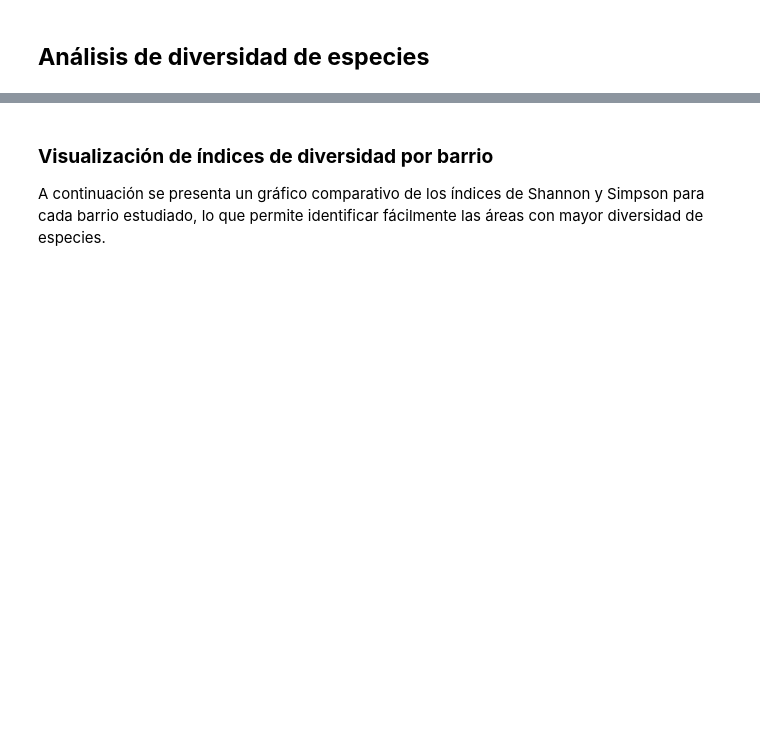
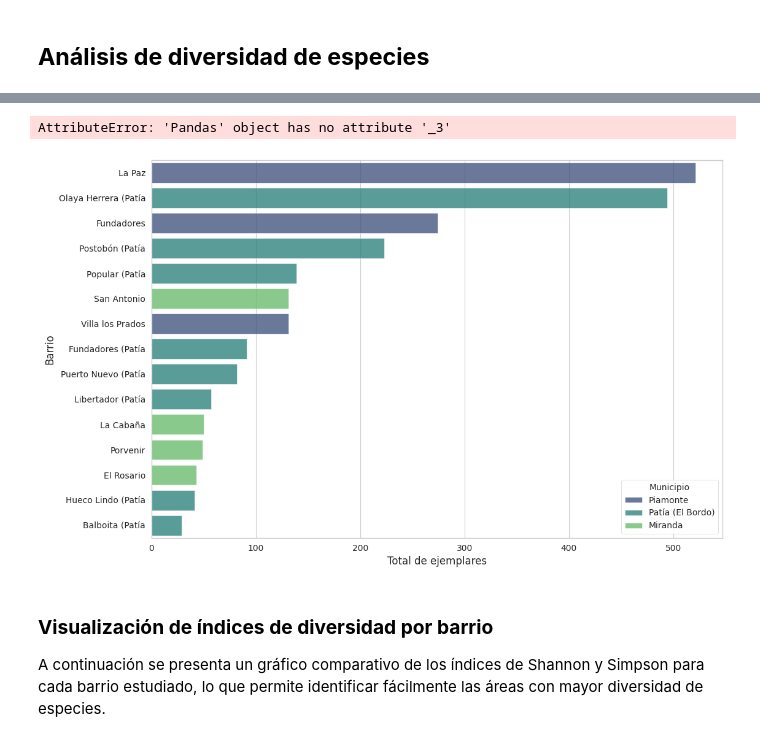
Before and after one commit to Zaprovic/bootcamp-data-analysis, a Jupyter notebook: src/dengue.ipynb, the cells around one changed output, grey strips where cells are left out. Drawn from its saved outputs; the diff is of its cells as text; code cells hidden in the pictures; blank space fills up the shorter version.

```diff
--- a/src/dengue.ipynb
+++ b/src/dengue.ipynb
@@ -13,5 +13,12 @@ import seaborn as sns
 import xarray as xr
 
 plt.style.use('ggplot')
-# %%
-df = pd.read_csv('../data/entomologico.csv')
+# %%
+
+df_entomologico = pd.read_csv('../data/entomologico.csv')
+
+df1 = df[['scientificName', 'locality']]
+
+dff = df1[df1['scientificName'] == 'Aedes albopictus']
+
+dff
@@ -243,3 +259,44 @@ display(sdff)
+# %%
+import matplotlib.pyplot as plt
+import seaborn as sns
+
+# Set the style
+plt.figure(figsize=(12, 8))
+sns.set_style('whitegrid')
+
+# Take the top 15 neighborhoods by total specimens for better readability
+top_n = 15
+plot_df = dff.head(top_n)
+
+# Create a horizontal bar chart with neighborhoods on y-axis
+ax = sns.barplot(
+    x='Total de ejemplares',
+    y='Barrio',
+    hue='Municipio',
+    data=plot_df,
+    palette='viridis',
+    alpha=0.8
+)
+
+# Add labels for unique species count
+for i, row in enumerate(plot_df.itertuples()):
+    ax.text(row._3 + 5, i, f"Especies: {row._2}",
+            va='center', fontweight='bold', fontsize=9)
+
+# Add titles and labels
+plt.title('Distribución de ejemplares y especies por barrio', fontsize=16, pad=20)
+plt.xlabel('Total de ejemplares recolectados', fontsize=12)
+plt.ylabel('Barrio', fontsize=12)
+
+# Add a legend with a title
+plt.legend(title='Municipio', bbox_to_anchor=(1.05, 1), loc='upper left')
+
+# Adjust layout
+plt.tight_layout()
+plt.show()
+# %% [output]
+AttributeError: 'Pandas' object has no attribute '_3'
+[figure, added]
 # %% [markdown]
 ### **Visualización de índices de diversidad por barrio**
 
```
Also changed, not shown: parts of 8 cells of this notebook.
